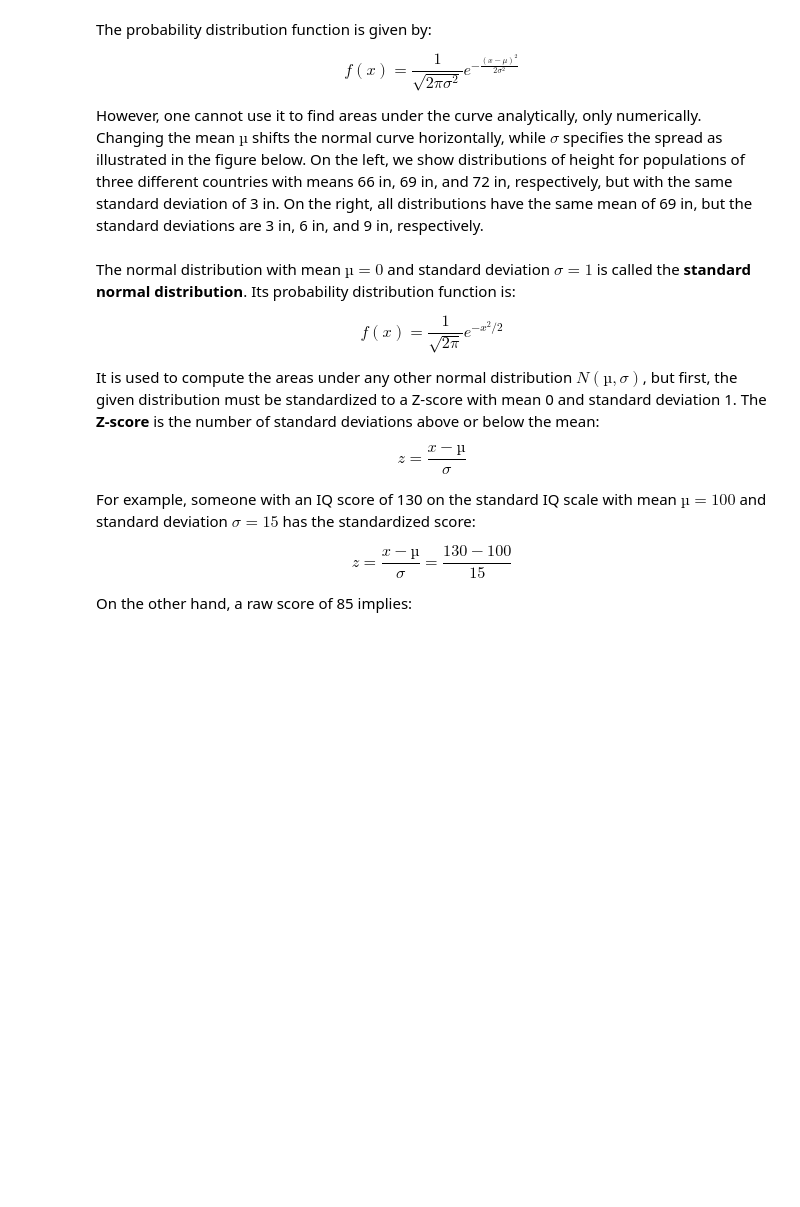
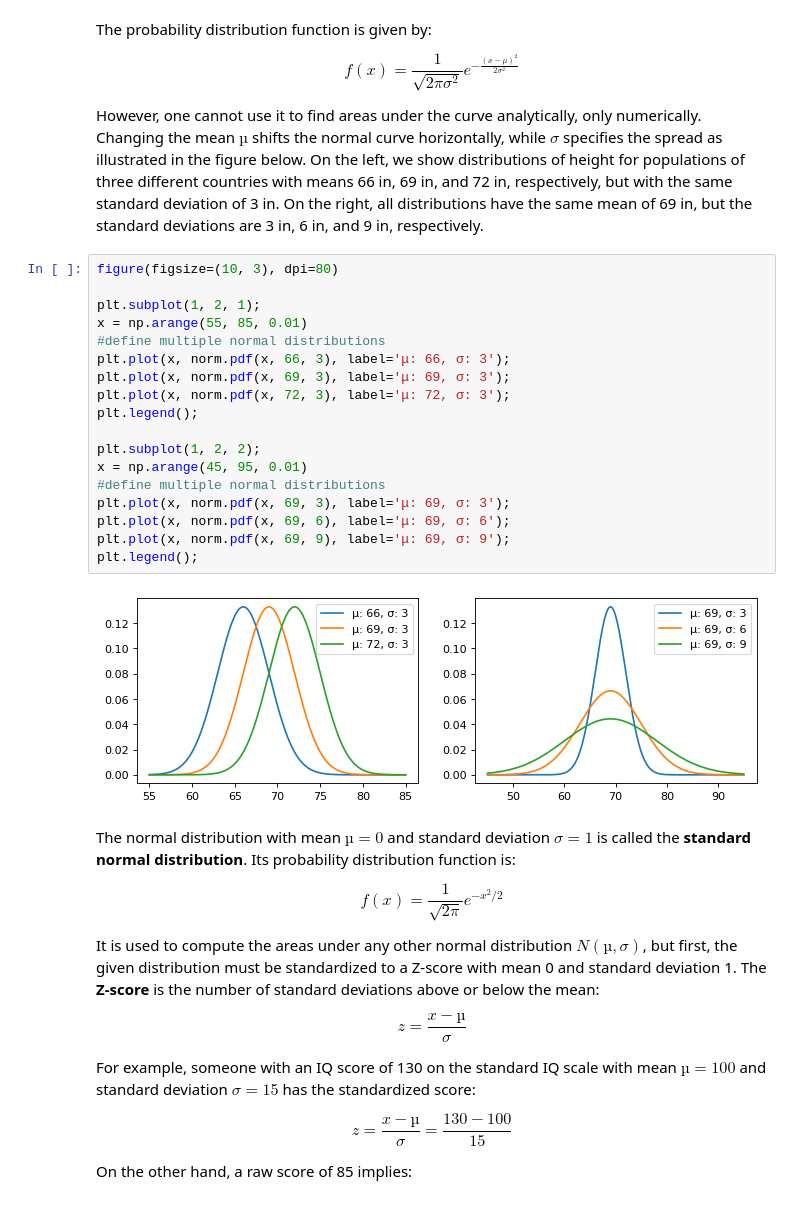
Before and after one commit to rezahabibi96/GitBook, a Jupyter notebook: books/applied-statistics-with-python/ch-4.ipynb, the cells around one changed output. Drawn from its saved outputs; the diff is of its cells as text; blank space fills up the shorter version.

```diff
--- a/books/applied-statistics-with-python/ch-4.ipynb
+++ b/books/applied-statistics-with-python/ch-4.ipynb
@@ -85,6 +107,26 @@ The probability distribution function is given by:
 $$f(x) = \frac{1}{\sqrt{2\pi\sigma^2}} e^{-\frac{(x-\mu)^2}{2\sigma^2}}$$
 
 However, one cannot use it to find areas under the curve analytically, only numerically. Changing the mean $µ$ shifts the normal curve horizontally, while $σ$ specifies the spread as illustrated in the figure below. On the left, we show distributions of height for populations of three different countries with means 66 in, 69 in, and 72 in, respectively, but with the same standard deviation of 3 in. On the right, all distributions have the same mean of 69 in, but the standard deviations are 3 in, 6 in, and 9 in, respectively.
+# %%
+figure(figsize=(10, 3), dpi=80)
+
+plt.subplot(1, 2, 1);
+x = np.arange(55, 85, 0.01)
+#define multiple normal distributions
+plt.plot(x, norm.pdf(x, 66, 3), label='μ: 66, σ: 3');
+plt.plot(x, norm.pdf(x, 69, 3), label='μ: 69, σ: 3');
+plt.plot(x, norm.pdf(x, 72, 3), label='μ: 72, σ: 3');
+plt.legend();
+
+plt.subplot(1, 2, 2);
+x = np.arange(45, 95, 0.01)
+#define multiple normal distributions
+plt.plot(x, norm.pdf(x, 69, 3), label='μ: 69, σ: 3');
+plt.plot(x, norm.pdf(x, 69, 6), label='μ: 69, σ: 6');
+plt.plot(x, norm.pdf(x, 69, 9), label='μ: 69, σ: 9');
+plt.legend();
+# %% [output]
+[figure, added]
 # %% [markdown]
 The normal distribution with mean $µ = 0$ and standard deviation $σ = 1$ is called the **standard normal distribution**. Its probability distribution function is:
 
```
Also changed, not shown: parts of 91 cells of this notebook, 7 other files.
